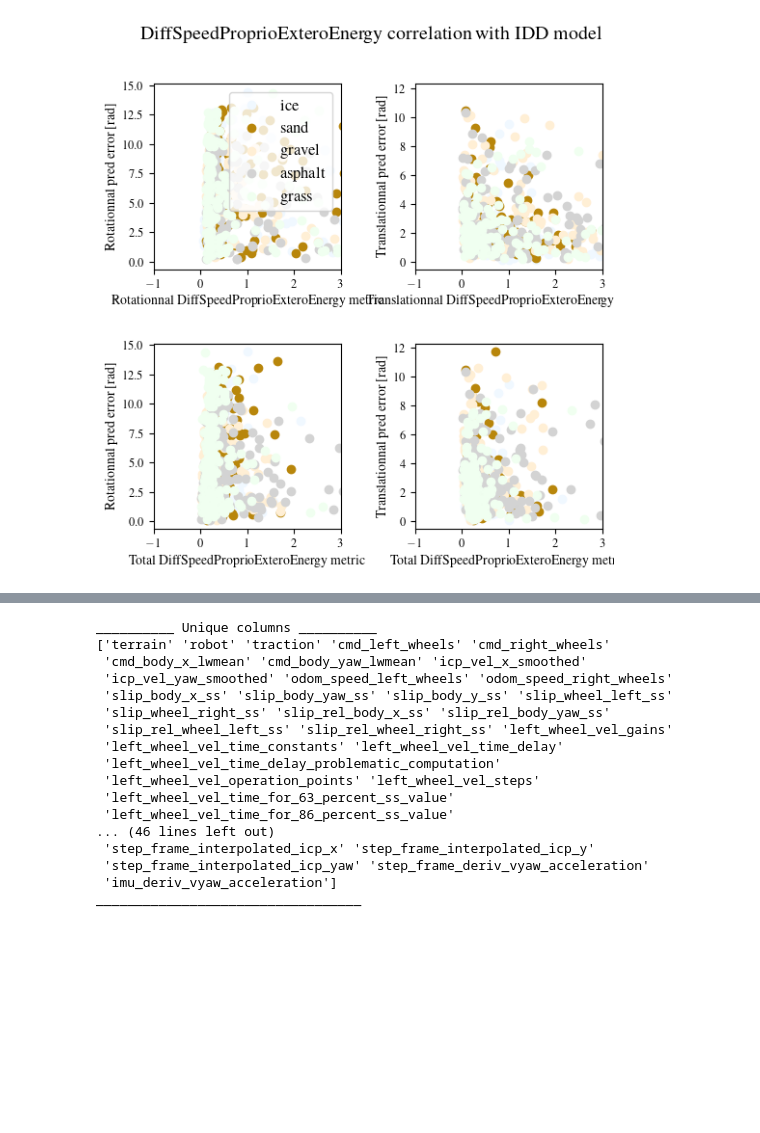
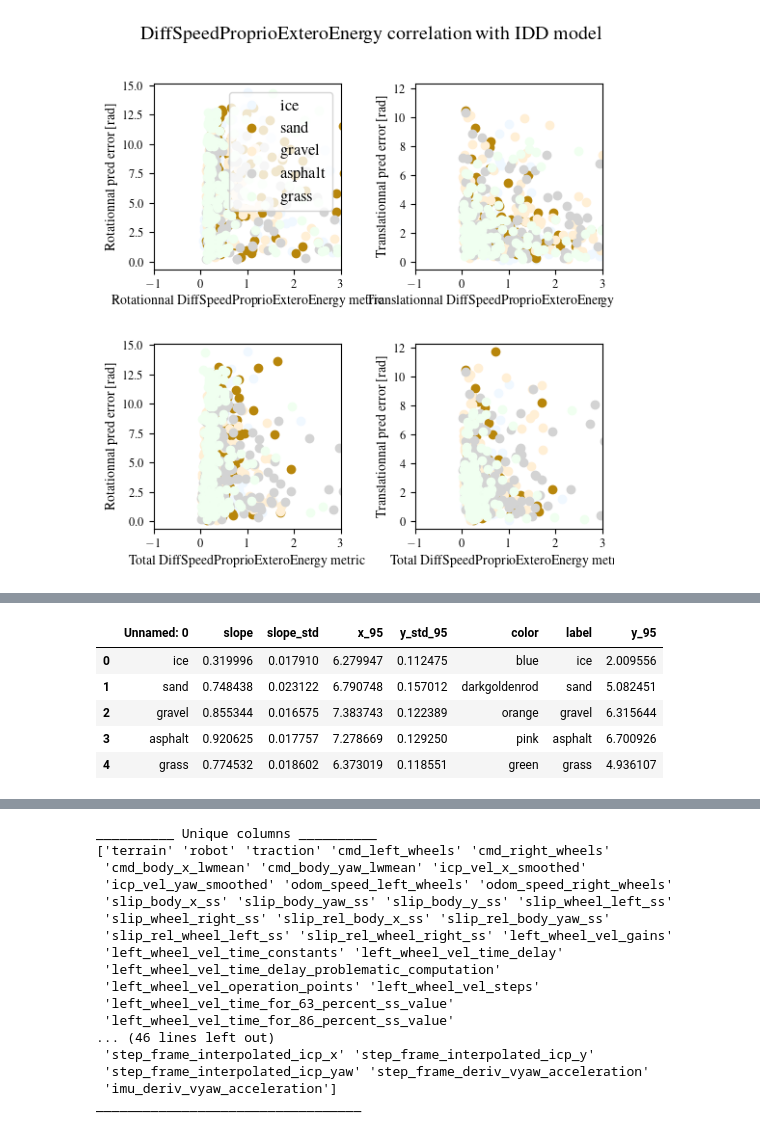
Before and after one commit to norlab-ulaval/doughnut_calib, a Jupyter notebook: drive/model_training/data_utils/dev_graph.ipynb, the cells around one changed output, grey strips where cells are left out. Cells and saved outputs as stored; diff of their text form; code cells hidden in the pictures; blank space fills up the shorter version.

```diff
--- a/drive/model_training/data_utils/dev_graph.ipynb
+++ b/drive/model_training/data_utils/dev_graph.ipynb
@@ -249,0 +337,12 @@ graph_correlation_encoder_icp(KineticEnergyWheelOnly, KineticEnergyICPOnly,perce
+# %%
+
+df_to_plot_metric = pd.read_csv("/home/nicolassamson/ros2_ws/src/DRIVE/drive_datasets/results_multiple_terrain_dataframe/filtered_warthog_resultsanalysisfiltered_warthog_energy_analysis_metric.csv")
+
+df_to_plot_metric.head()
+# %% [output]
+|  | Unnamed: 0 | slope | slope_std | x_95 | y_std_95 | color | label | y_95 |
+| 0 | ice | 0.319996 | 0.017910 | 6.279947 | 0.112475 | blue | ice | 2.009556 |
+| 1 | sand | 0.748438 | 0.023122 | 6.790748 | 0.157012 | darkgoldenrod | sand | 5.082451 |
+| 2 | gravel | 0.855344 | 0.016575 | 7.383743 | 0.122389 | orange | gravel | 6.315644 |
+| 3 | asphalt | 0.920625 | 0.017757 | 7.278669 | 0.129250 | pink | asphalt | 6.700926 |
+| 4 | grass | 0.774532 | 0.018602 | 6.373019 | 0.118551 | green | grass | 4.936107 |
```
Also changed, not shown: parts of 8 cells of this notebook, 2 other files.
